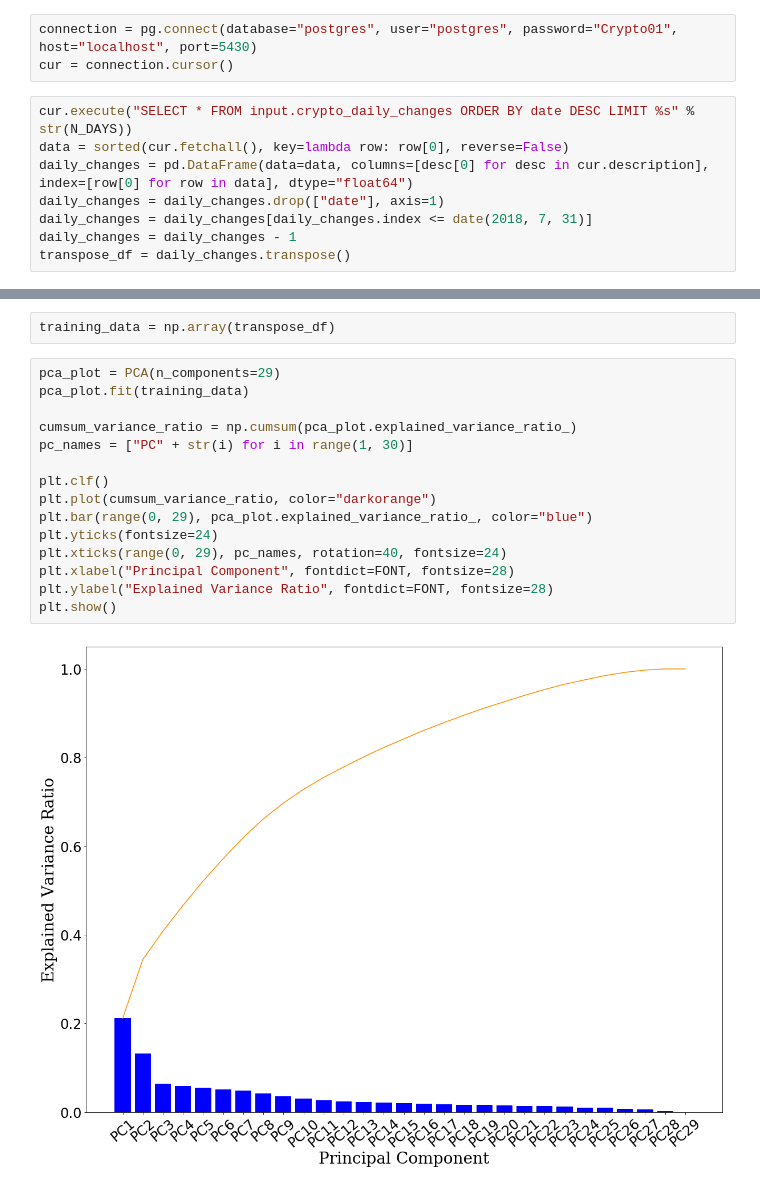
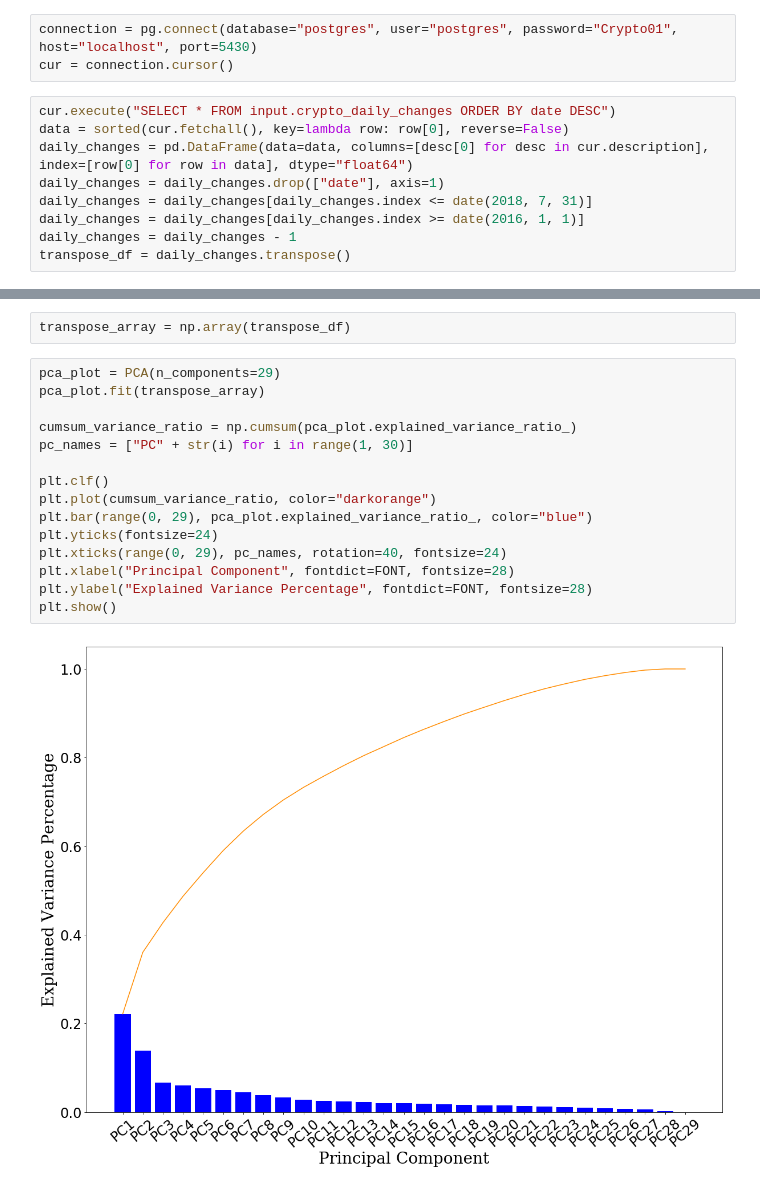
Before and after one commit to luluuuluuuuu/crypto-analysis, a Jupyter notebook: experiment/var_crypto.ipynb, the cells around one changed output, grey strips where cells are left out. Cells and saved outputs as stored; diff of their text form.

```diff
--- a/experiment/var_crypto.ipynb
+++ b/experiment/var_crypto.ipynb
@@ -24,10 +23,11 @@ FONT = {'family': 'serif',
 connection = pg.connect(database="postgres", user="postgres", password="Crypto01", host="localhost", port=5430)
 cur = connection.cursor()
 # %%
-cur.execute("SELECT * FROM input.crypto_daily_changes ORDER BY date DESC LIMIT %s" % str(N_DAYS))
+cur.execute("SELECT * FROM input.crypto_daily_changes ORDER BY date DESC")
 data = sorted(cur.fetchall(), key=lambda row: row[0], reverse=False)
 daily_changes = pd.DataFrame(data=data, columns=[desc[0] for desc in cur.description], index=[row[0] for row in data], dtype="float64")
 daily_changes = daily_changes.drop(["date"], axis=1)
 daily_changes = daily_changes[daily_changes.index <= date(2018, 7, 31)]
+daily_changes = daily_changes[daily_changes.index >= date(2016, 1, 1)]
 daily_changes = daily_changes - 1
 transpose_df = daily_changes.transpose()
@@ -75,21 +54,21 @@ plt.show()
 # %%
-training_data = np.array(transpose_df)
+transpose_array = np.array(transpose_df)
 # %%
 pca_plot = PCA(n_components=29)
-pca_plot.fit(training_data)
+pca_plot.fit(transpose_array)
 
 cumsum_variance_ratio = np.cumsum(pca_plot.explained_variance_ratio_)
 pc_names = ["PC" + str(i) for i in range(1, 30)]
 
 plt.clf()
 plt.plot(cumsum_variance_ratio, color="darkorange")
 plt.bar(range(0, 29), pca_plot.explained_variance_ratio_, color="blue")
 plt.yticks(fontsize=24)
 plt.xticks(range(0, 29), pc_names, rotation=40, fontsize=24)
 plt.xlabel("Principal Component", fontdict=FONT, fontsize=28)
-plt.ylabel("Explained Variance Ratio", fontdict=FONT, fontsize=28)
+plt.ylabel("Explained Variance Percentage", fontdict=FONT, fontsize=28)
 plt.show()
 # %% [output]
-[figure, old version]
+[figure, new version]
 # %%
 pca = PCA(n_components=26)
```
Also changed, not shown: parts of 26 cells of this notebook, 7 other files.
